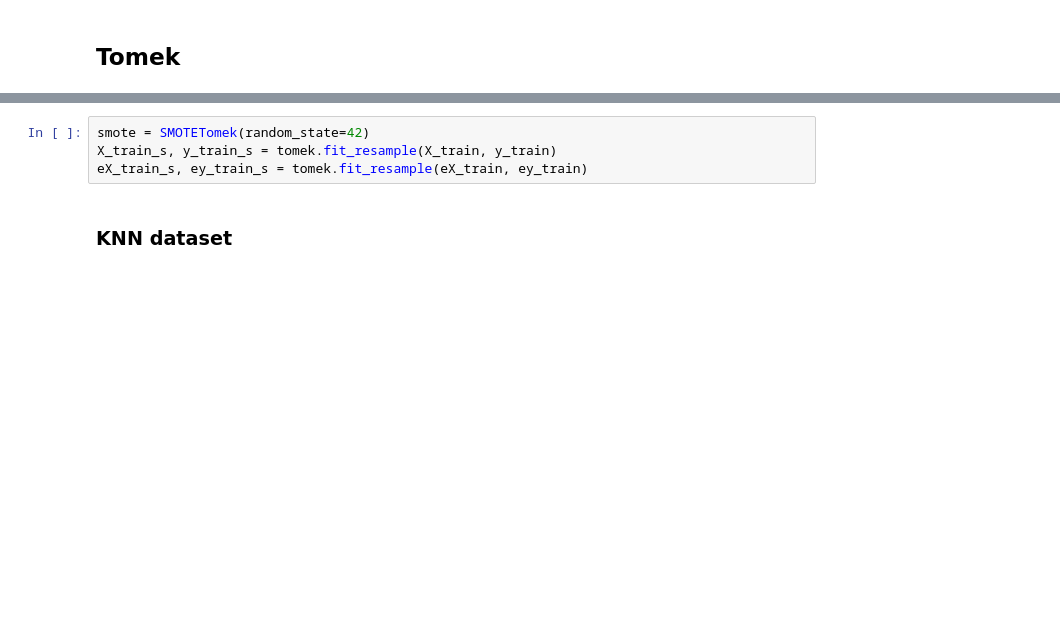
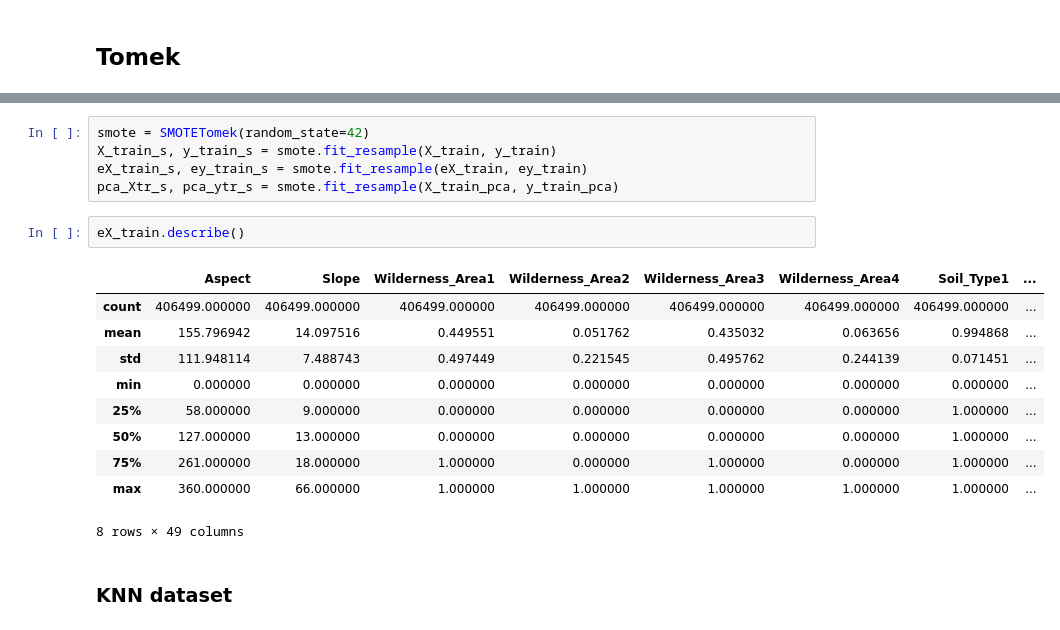
Before and after one commit to JamieSH03/ML-assing-2, a Jupyter notebook: Assgniment2.1.ipynb, the cells around one changed output, grey strips where cells are left out. Drawn from its saved outputs; the diff is of its cells as text; blank space fills up the shorter version.

```diff
--- a/Assgniment2.1.ipynb
+++ b/Assgniment2.1.ipynb
@@ -127,7 +142,21 @@ eX_train_t, ey_train_t = tomek.fit_resample(eX_train, ey_train)
 # %%
 smote = SMOTETomek(random_state=42)
-X_train_s, y_train_s = tomek.fit_resample(X_train, y_train)
-eX_train_s, ey_train_s = tomek.fit_resample(eX_train, ey_train)
+X_train_s, y_train_s = smote.fit_resample(X_train, y_train)
+eX_train_s, ey_train_s = smote.fit_resample(eX_train, ey_train)
+pca_Xtr_s, pca_ytr_s = smote.fit_resample(X_train_pca, y_train_pca)
+# %%
+eX_train.describe()
+# %% [output]
+|  | Aspect | Slope | Wilderness_Area1 | Wilderness_Area2 | Wilderness_Area3 | Wilderness_Area4 | Soil_Type1 | ... |
+| count | 406499.000000 | 406499.000000 | 406499.000000 | 406499.000000 | 406499.000000 | 406499.000000 | 406499.000000 | ... |
+| mean | 155.796942 | 14.097516 | 0.449551 | 0.051762 | 0.435032 | 0.063656 | 0.994868 | ... |
+| std | 111.948114 | 7.488743 | 0.497449 | 0.221545 | 0.495762 | 0.244139 | 0.071451 | ... |
+| min | 0.000000 | 0.000000 | 0.000000 | 0.000000 | 0.000000 | 0.000000 | 0.000000 | ... |
+| 25% | 58.000000 | 9.000000 | 0.000000 | 0.000000 | 0.000000 | 0.000000 | 1.000000 | ... |
+| 50% | 127.000000 | 13.000000 | 0.000000 | 0.000000 | 0.000000 | 0.000000 | 1.000000 | ... |
+| 75% | 261.000000 | 18.000000 | 1.000000 | 0.000000 | 1.000000 | 0.000000 | 1.000000 | ... |
+| max | 360.000000 | 66.000000 | 1.000000 | 1.000000 | 1.000000 | 1.000000 | 1.000000 | ... |
+8 rows × 49 columns
 # %% [markdown]
 ### KNN dataset
 # %%
```
Also changed, not shown: parts of 29 cells of this notebook, 2 other files.
